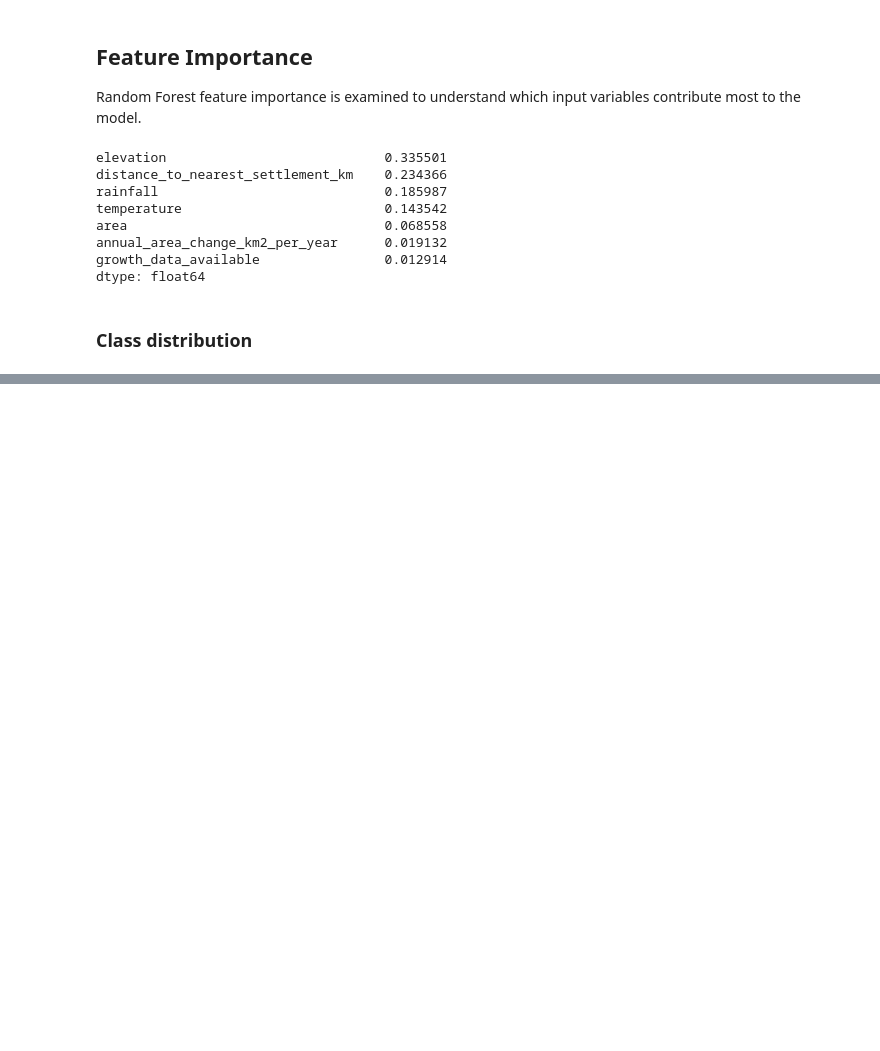
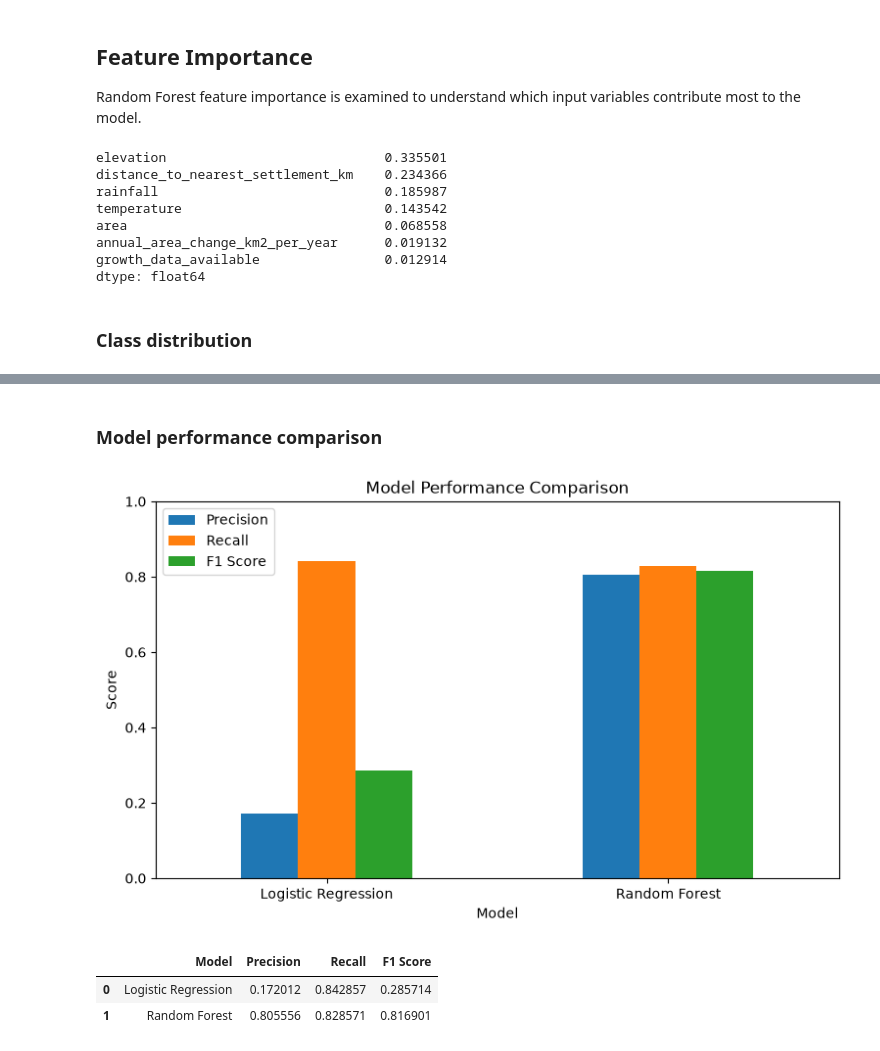
Before and after one commit to iqraamin054-code/GLOFGuard, a Jupyter notebook: notebooks/06_model_training.ipynb, the cells around one changed output, grey strips where cells are left out. Cells and saved outputs as stored; diff of their text form; code cells hidden in the pictures; blank space fills up the shorter version.

```diff
--- a/notebooks/06_model_training.ipynb
+++ b/notebooks/06_model_training.ipynb
@@ -149,0 +184,39 @@ dtype: float64
+# %% [markdown]
+### Model performance comparison
+# %%
+from sklearn.metrics import precision_score, recall_score, f1_score
+
+comparison = pd.DataFrame({
+    'Model': ['Logistic Regression', 'Random Forest'],
+    'Precision': [
+        precision_score(y_test, log_preds),
+        precision_score(y_test, rf_preds)
+    ],
+    'Recall': [
+        recall_score(y_test, log_preds),
+        recall_score(y_test, rf_preds)
+    ],
+    'F1 Score': [
+        f1_score(y_test, log_preds),
+        f1_score(y_test, rf_preds)
+    ]
+})
+
+comparison.set_index('Model').plot(
+    kind='bar',
+    figsize=(9, 5)
+)
+
+plt.title('Model Performance Comparison')
+plt.ylabel('Score')
+plt.ylim(0, 1)
+plt.xticks(rotation=0)
+plt.legend()
+plt.show()
+
+comparison
+# %% [output]
+[figure, added]
+|  | Model | Precision | Recall | F1 Score |
+| 0 | Logistic Regression | 0.172012 | 0.842857 | 0.285714 |
+| 1 | Random Forest | 0.805556 | 0.828571 | 0.816901 |
```
Also changed, not shown: parts of 5 cells of this notebook.
